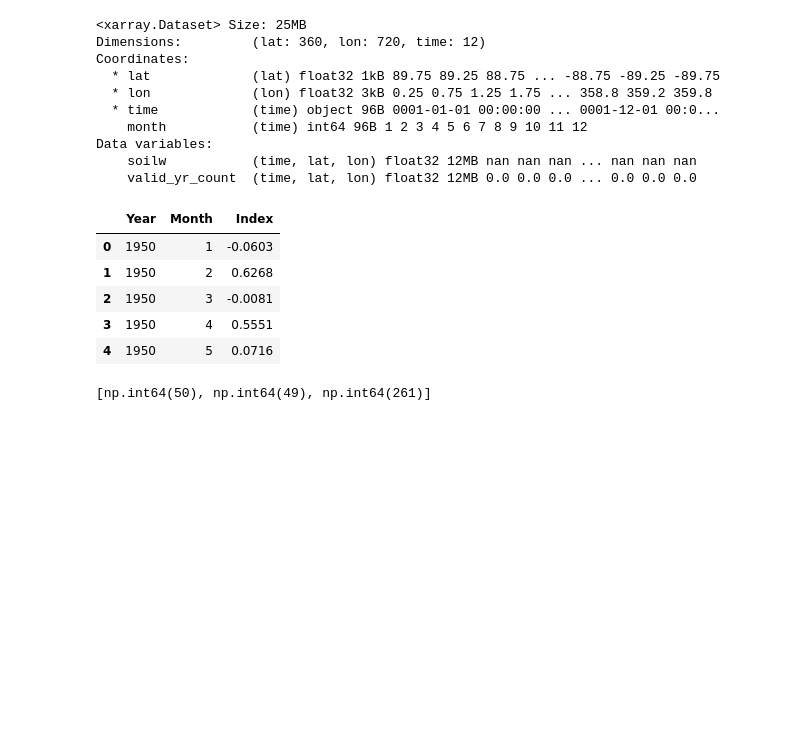
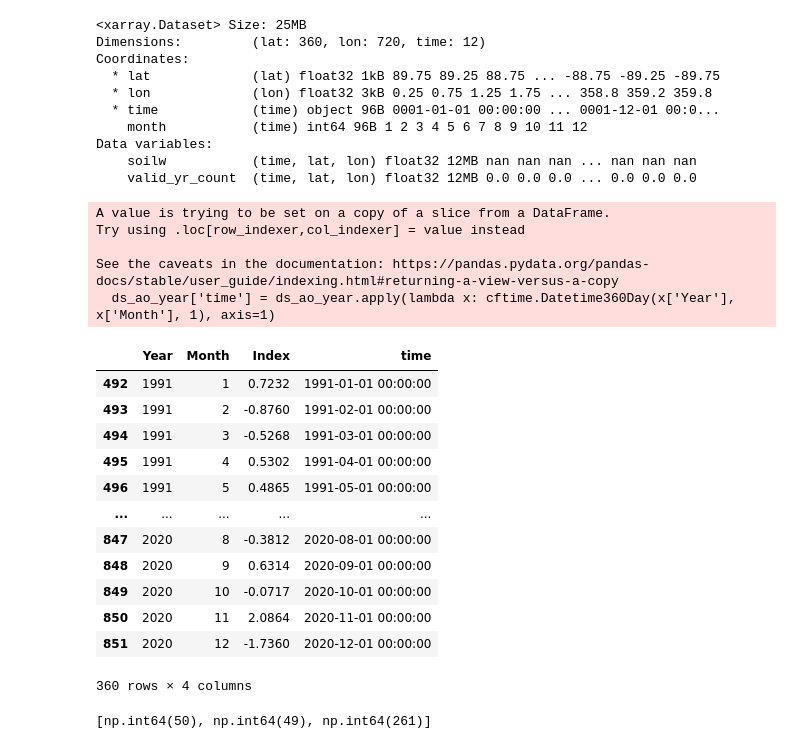
Before and after one commit to wapratt/Assignment3, a Jupyter notebook: Assignment3.ipynb, the cells around one changed output. Drawn from its saved outputs; the diff is of its cells as text; code cells hidden in the pictures; blank space fills up the shorter version.

Commit message:
Load index data and convert time to cftime

```diff
--- a/Assignment3.ipynb
+++ b/Assignment3.ipynb
@@ -39,16 +33,27 @@ ds_arctic_index_years = ds_arctic_index.loc[1991:2020]
 # %%
 file_ao = '/home/wpratt3/Clim680/Assignment3/ao_index.txt'
 ds_ao = pd.read_csv(file_ao)
-ds_ao.head()
-#ds_ao_cf = cftime.datetime(ds_ao.Year, ds_ao.Month, calendar='gregorian')
-#ds_ao_cf
+ds_ao_year = ds_ao[(ds_ao['Year'] >= 1991) & (ds_ao['Year'] <= 2020)]
+ds_ao_year['time'] = ds_ao_year.apply(lambda x: cftime.Datetime360Day(x['Year'], x['Month'], 1), axis=1)
 # %% [output]
+A value is trying to be set on a copy of a slice from a DataFrame.
+Try using .loc[row_indexer,col_indexer] = value instead
+
+See the caveats in the documentation: https://pandas.pydata.org/pandas-docs/stable/user_guide/indexing.html#returning-a-view-versus-a-copy
+  ds_ao_year['time'] = ds_ao_year.apply(lambda x: cftime.Datetime360Day(x['Year'], x['Month'], 1), axis=1)
-|  | Year | Month | Index |
-| 0 | 1950 | 1 | -0.0603 |
-| 1 | 1950 | 2 | 0.6268 |
-| 2 | 1950 | 3 | -0.0081 |
-| 3 | 1950 | 4 | 0.5551 |
-| 4 | 1950 | 5 | 0.0716 |
+|  | Year | Month | Index | time |
+| 492 | 1991 | 1 | 0.7232 | 1991-01-01 00:00:00 |
+| 493 | 1991 | 2 | -0.8760 | 1991-02-01 00:00:00 |
+| 494 | 1991 | 3 | -0.5268 | 1991-03-01 00:00:00 |
+| 495 | 1991 | 4 | 0.5302 | 1991-04-01 00:00:00 |
+| 496 | 1991 | 5 | 0.4865 | 1991-05-01 00:00:00 |
+| ... | ... | ... | ... | ... |
+| 847 | 2020 | 8 | -0.3812 | 2020-08-01 00:00:00 |
+| 848 | 2020 | 9 | 0.6314 | 2020-09-01 00:00:00 |
+| 849 | 2020 | 10 | -0.0717 | 2020-10-01 00:00:00 |
+| 850 | 2020 | 11 | 2.0864 | 2020-11-01 00:00:00 |
+| 851 | 2020 | 12 | -1.7360 | 2020-12-01 00:00:00 |
+360 rows × 4 columns
 # %%
 #Categorize the arctic oscillation by month
 positive = ds_arctic_index_years.where(ds_arctic_index_years >= 1)
```
Also changed, not shown: parts of 2 cells of this notebook.
